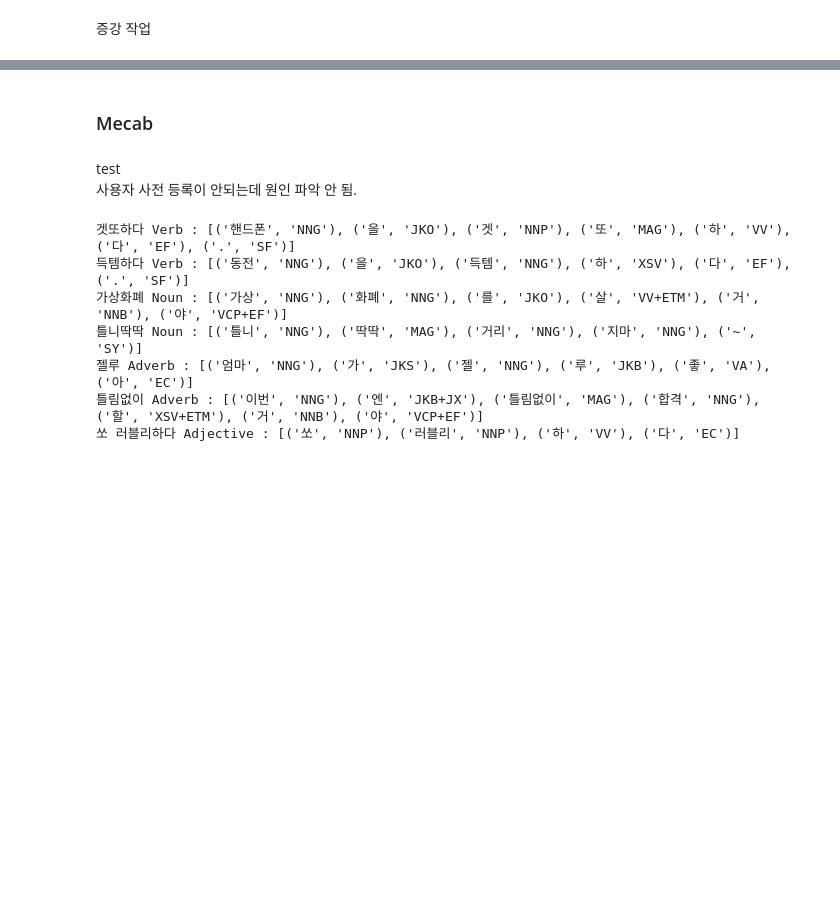
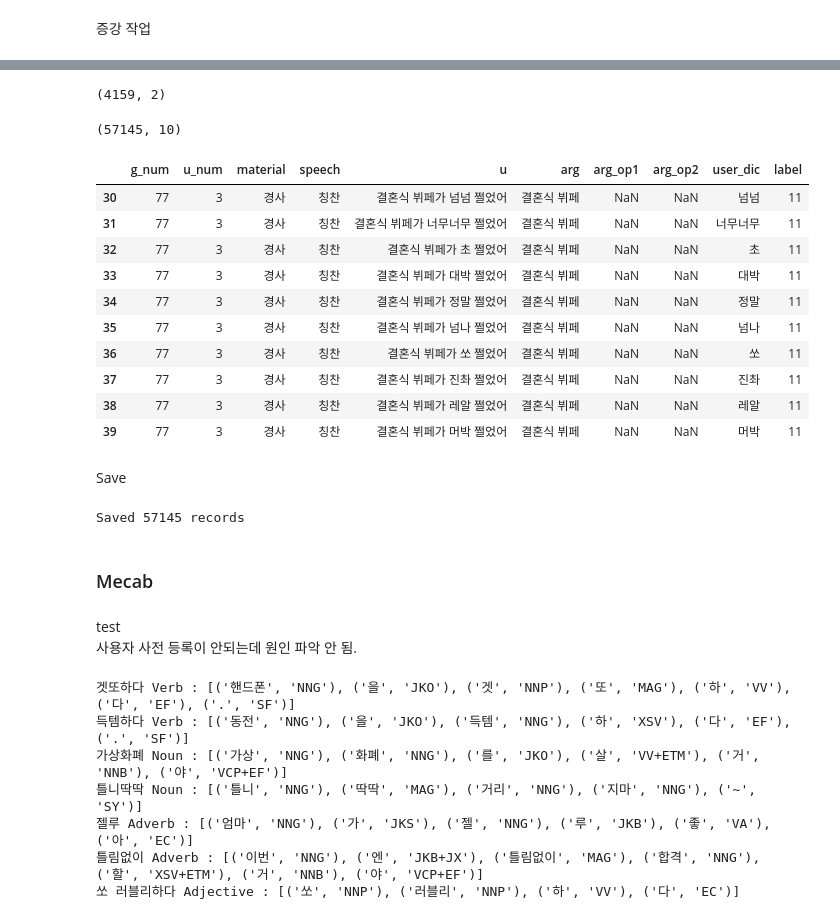
Before and after one commit to textnetkr/MemeProject, a Jupyter notebook: src/pytorch/augmentation/userdict.ipynb, the cells around one changed output, grey strips where cells are left out. Cells and saved outputs as stored; diff of their text form; code cells hidden in the pictures; blank space fills up the shorter version.

```diff
--- a/src/pytorch/augmentation/userdict.ipynb
+++ b/src/pytorch/augmentation/userdict.ipynb
@@ -621,0 +532,5 @@ for k, i in tqdm(enumerate(df.iterrows())):
+# %%
+df_under_aug = pd.DataFrame(result, columns=['g_num', 'u_num', 'material', 'speech', 'u', 'arg', 'arg_op1', 'arg_op2', 'user_dic', 'label'])
+# %%
+df_under_aug.drop_duplicates(inplace=True)
+df_under_aug.reset_index(drop=True, inplace=True)
@@ -622,3 +554,38 @@ for k, i in tqdm(enumerate(df.iterrows())):
+# %%
+df_under_aug.shape
+# %% [output]
+(4159, 2)
+# %%
+df_upper_100['user_dic'] = None
+df_upper_100 = df_upper_100[['g_num', 'u_num', 'material', 'speech', 'u', 'arg', 'arg_op1', 'arg_op2', 'user_dic', 'label']]
+df_temp = pd.concat([df_under_aug, df_upper_100])
+# %%
+df_temp.drop_duplicates(inplace=True)
+df_temp.reset_index(drop=True, inplace=True)
+# %%
+df_temp.shape
+# %% [output]
+(57145, 10)
+# %%
+df_temp.iloc[30:40]
+# %% [output]
+|  | g_num | u_num | material | speech | u | arg | arg_op1 | arg_op2 | user_dic | label |
+| 30 | 77 | 3 | 경사 | 칭찬 | 결혼식 뷔페가 넘넘 쩔었어 | 결혼식 뷔페 | NaN | NaN | 넘넘 | 11 |
+| 31 | 77 | 3 | 경사 | 칭찬 | 결혼식 뷔페가 너무너무 쩔었어 | 결혼식 뷔페 | NaN | NaN | 너무너무 | 11 |
+| 32 | 77 | 3 | 경사 | 칭찬 | 결혼식 뷔페가 초 쩔었어 | 결혼식 뷔페 | NaN | NaN | 초 | 11 |
+| 33 | 77 | 3 | 경사 | 칭찬 | 결혼식 뷔페가 대박 쩔었어 | 결혼식 뷔페 | NaN | NaN | 대박 | 11 |
+| 34 | 77 | 3 | 경사 | 칭찬 | 결혼식 뷔페가 정말 쩔었어 | 결혼식 뷔페 | NaN | NaN | 정말 | 11 |
+| 35 | 77 | 3 | 경사 | 칭찬 | 결혼식 뷔페가 넘나 쩔었어 | 결혼식 뷔페 | NaN | NaN | 넘나 | 11 |
+| 36 | 77 | 3 | 경사 | 칭찬 | 결혼식 뷔페가 쏘 쩔었어 | 결혼식 뷔페 | NaN | NaN | 쏘 | 11 |
+| 37 | 77 | 3 | 경사 | 칭찬 | 결혼식 뷔페가 진촤 쩔었어 | 결혼식 뷔페 | NaN | NaN | 진촤 | 11 |
+| 38 | 77 | 3 | 경사 | 칭찬 | 결혼식 뷔페가 레알 쩔었어 | 결혼식 뷔페 | NaN | NaN | 레알 | 11 |
+| 39 | 77 | 3 | 경사 | 칭찬 | 결혼식 뷔페가 머박 쩔었어 | 결혼식 뷔페 | NaN | NaN | 머박 | 11 |
+# %% [markdown]
+Save
+# %%
+fm.save(cfg.userdict_check, df_temp)
+# %% [output]
+Saved 57145 records
 # %% [markdown]
 ### Mecab
 # %% [markdown]
```
Also changed, not shown: parts of 21 cells of this notebook, 1 other file.
